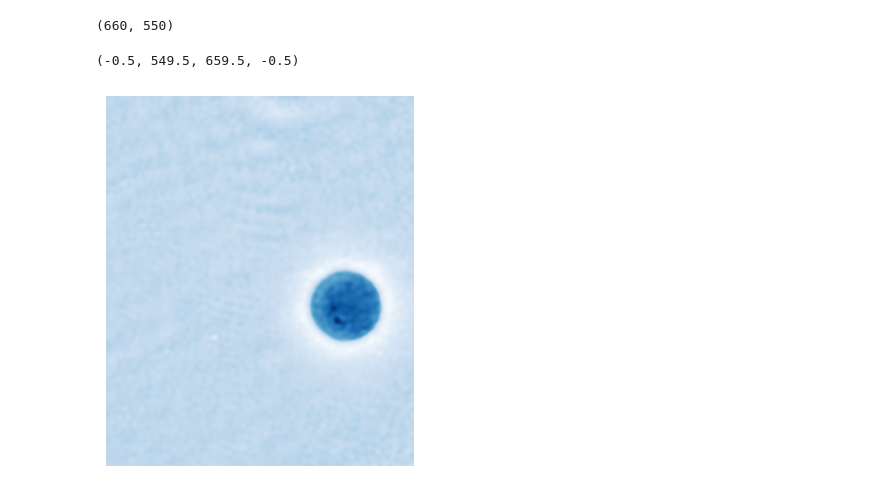
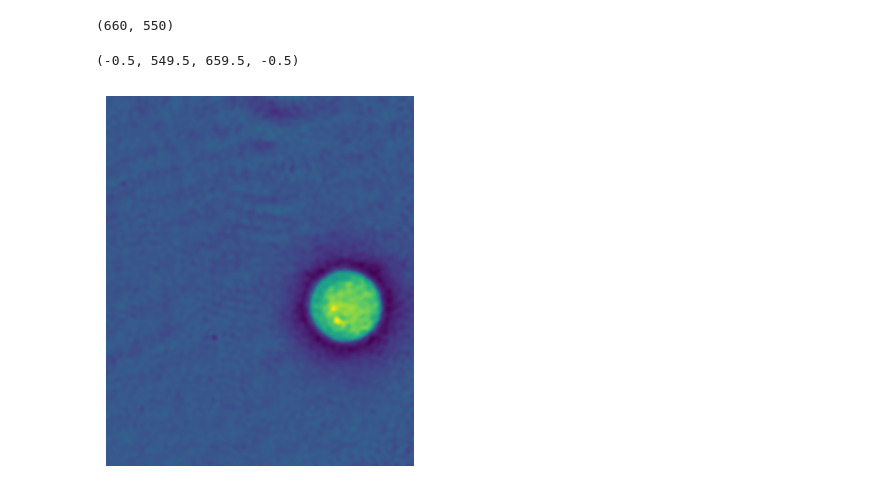
Before and after one commit to r-leyshon/image-processing, a Jupyter notebook: scikit-image/image-processing-with-skimage/01.intro.ipynb, the cells around one changed output. Drawn from its saved outputs; the diff is of its cells as text; code cells hidden in the pictures.

```diff
--- a/scikit-image/image-processing-with-skimage/01.intro.ipynb
+++ b/scikit-image/image-processing-with-skimage/01.intro.ipynb
@@ -9,7 +9,7 @@ import skimage
 import numpy as np
 import matplotlib.pyplot as plt
 # %%
-cell = skimage.data.cell()
+cell = data.cell()
 # %%
 # data loads as:
 type(cell)
@@ -22,8 +22,8 @@ np.shape(cell)
 # %% [output]
 (660, 550)
 # %%
-plt.imshow(cell, cmap="Blues")
+plt.imshow(cell) # apply a colormap
 plt.axis("off")
 # %% [output]
 (-0.5, 549.5, 659.5, -0.5)
-[figure, old version]
+[figure, new version]
```
Also changed, not shown: parts of 4 cells of this notebook.
